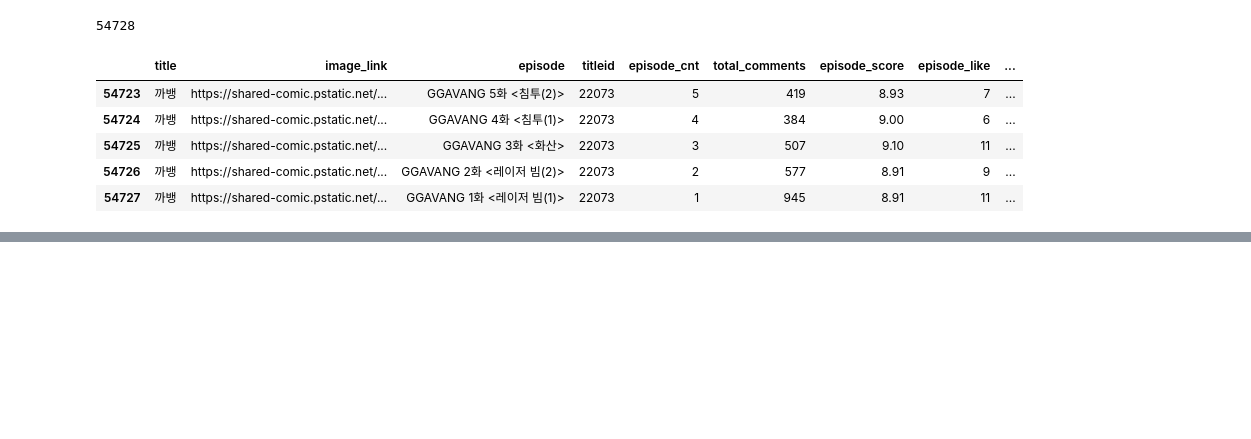
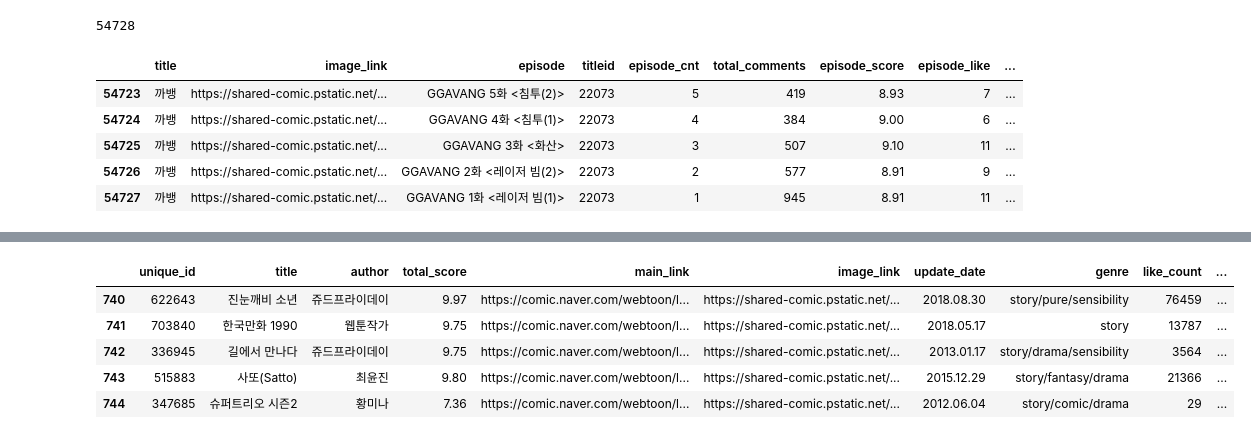
Before and after one commit to brightscannon/Webtoon_recommand_system, a Jupyter notebook: Crawling_test2_Juno.ipynb, the cells around one changed output, grey strips where cells are left out. Cells and saved outputs as stored; diff of their text form; code cells hidden in the pictures; blank space fills up the shorter version.

Commit message:
add the intro crawling code

```diff
--- a/Crawling_test2_Juno.ipynb
+++ b/Crawling_test2_Juno.ipynb
@@ -760,0 +767,5 @@ df_episode.to_csv("data_Juno/episode_per_webtoon_naver.csv", index=False)
+# %%
+url = "https://comic.naver.com/webtoon/list.nhn?titleId=710747"
+response = requests.get(url)
+dom = BeautifulSoup(response.content, 'lxml')
+dom.select_one("#content > div.comicinfo > div.detail > p").text
@@ -760,0 +774,14 @@ df_episode.to_csv("data_Juno/episode_per_webtoon_naver.csv", index=False)
+# %%
+# 함수화
+def get_intro(url):
+    response = requests.get(url)
+    dom = BeautifulSoup(response.content, 'lxml')
+    return dom.select_one("#content > div.comicinfo > div.detail > p").text
+
+# Restore the webtoon info
+info = pd.read_csv("data_Juno/webtoon_naver_info_by_genres_seperated.csv")
+
+# Add Column
+info['intro'] = info['main_link'].map(lambda x: get_intro(x))
+
+info.intro
@@ -760,0 +806,4 @@ df_episode.to_csv("data_Juno/episode_per_webtoon_naver.csv", index=False)
+# %%
+info2 = pd.read_csv("data_Juno/webtoon_naver_info_by_genres.csv")
+info2.drop(columns=['non-free'], axis=1, inplace=True)
+info2.tail()
@@ -760,0 +817,10 @@ df_episode.to_csv("data_Juno/episode_per_webtoon_naver.csv", index=False)
+# %%
+info2 = pd.concat([info2,info[['pay','episode_cnt','total_comments','episode_score','intro']]], axis=1)
+info2.tail()
+# %% [output]
+|  | unique_id | title | author | total_score | main_link | image_link | update_date | genre | like_count | ... |
+| 740 | 622643 | 진눈깨비 소년 | 쥬드프라이데이 | 9.97 | https://comic.naver.com/webtoon/l... | https://shared-comic.pstatic.net/... | 2018.08.30 | story/pure/sensibility | 76459 | ... |
+| 741 | 703840 | 한국만화 1990 | 웹툰작가 | 9.75 | https://comic.naver.com/webtoon/l... | https://shared-comic.pstatic.net/... | 2018.05.17 | story | 13787 | ... |
+| 742 | 336945 | 길에서 만나다 | 쥬드프라이데이 | 9.75 | https://comic.naver.com/webtoon/l... | https://shared-comic.pstatic.net/... | 2013.01.17 | story/drama/sensibility | 3564 | ... |
+| 743 | 515883 | 사또(Satto) | 최윤진 | 9.80 | https://comic.naver.com/webtoon/l... | https://shared-comic.pstatic.net/... | 2015.12.29 | story/fantasy/drama | 21366 | ... |
+| 744 | 347685 | 슈퍼트리오 시즌2 | 황미나 | 7.36 | https://comic.naver.com/webtoon/l... | https://shared-comic.pstatic.net/... | 2012.06.04 | story/comic/drama | 29 | ... |
```
Also changed, not shown: parts of 8 cells of this notebook.
